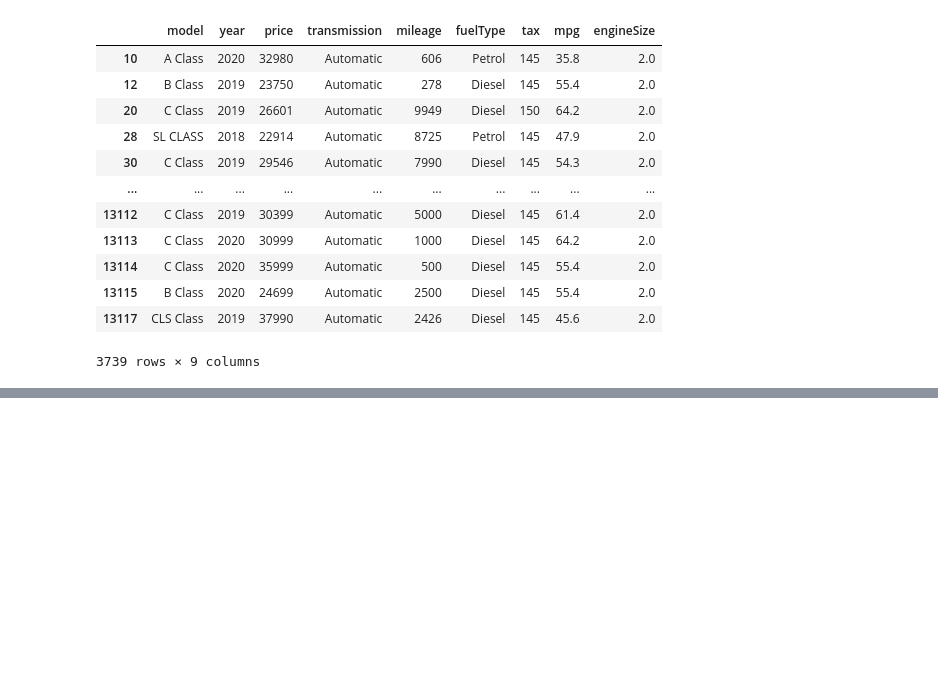
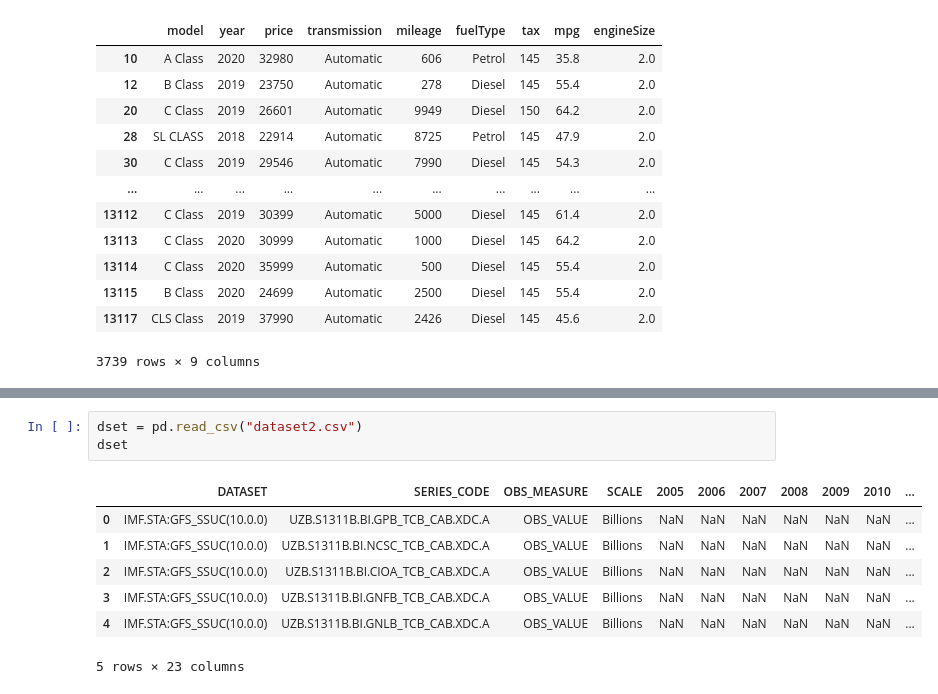
Before and after one commit to Ahmadjon0125/Mohirdev_lessons, a Jupyter notebook: Data analysis. Pandas kutubxonasi/8.Statistika.ipynb, the cells around one changed output, grey strips where cells are left out. Drawn from its saved outputs; the diff is of its cells as text; blank space fills up the shorter version.

```diff
--- a/Data analysis. Pandas kutubxonasi/8.Statistika.ipynb
+++ b/Data analysis. Pandas kutubxonasi/8.Statistika.ipynb
@@ -557,0 +601,11 @@ df[df.engineSize == 2.0]
+# %%
+dset = pd.read_csv("dataset2.csv")
+dset
+# %% [output]
+|  | DATASET | SERIES_CODE | OBS_MEASURE | SCALE | 2005 | 2006 | 2007 | 2008 | 2009 | 2010 | ... |
+| 0 | IMF.STA:GFS_SSUC(10.0.0) | UZB.S1311B.BI.GPB_TCB_CAB.XDC.A | OBS_VALUE | Billions | NaN | NaN | NaN | NaN | NaN | NaN | ... |
+| 1 | IMF.STA:GFS_SSUC(10.0.0) | UZB.S1311B.BI.NCSC_TCB_CAB.XDC.A | OBS_VALUE | Billions | NaN | NaN | NaN | NaN | NaN | NaN | ... |
+| 2 | IMF.STA:GFS_SSUC(10.0.0) | UZB.S1311B.BI.CIOA_TCB_CAB.XDC.A | OBS_VALUE | Billions | NaN | NaN | NaN | NaN | NaN | NaN | ... |
+| 3 | IMF.STA:GFS_SSUC(10.0.0) | UZB.S1311B.BI.GNFB_TCB_CAB.XDC.A | OBS_VALUE | Billions | NaN | NaN | NaN | NaN | NaN | NaN | ... |
+| 4 | IMF.STA:GFS_SSUC(10.0.0) | UZB.S1311B.BI.GNLB_TCB_CAB.XDC.A | OBS_VALUE | Billions | NaN | NaN | NaN | NaN | NaN | NaN | ... |
+5 rows × 23 columns
```
Also changed, not shown: parts of 6 cells of this notebook, 2 other files.
